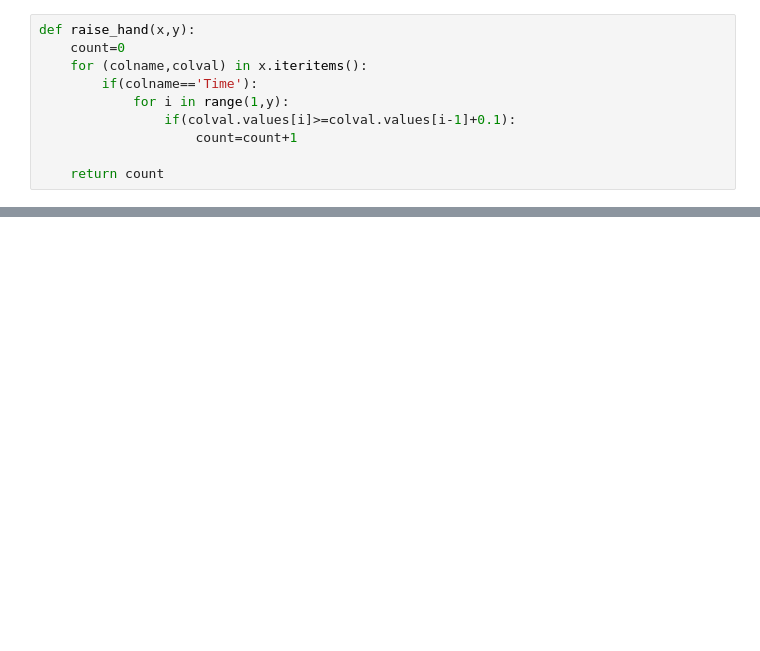
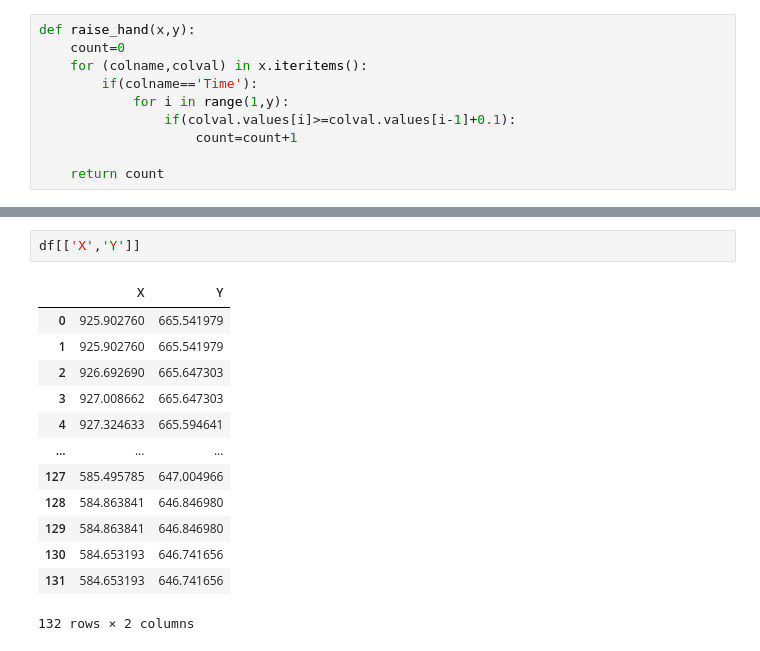
Before and after one commit to Aviost111/fashion_MNIST, a Jupyter notebook: kids_data.ipynb, the cells around one changed output, grey strips where cells are left out. Cells and saved outputs as stored; diff of their text form; blank space fills up the shorter version.

```diff
--- a/kids_data.ipynb
+++ b/kids_data.ipynb
@@ -166,0 +185,16 @@ hands_raised
+# %%
+df[['X','Y']]
+# %% [output]
+|  | X | Y |
+| 0 | 925.902760 | 665.541979 |
+| 1 | 925.902760 | 665.541979 |
+| 2 | 926.692690 | 665.647303 |
+| 3 | 927.008662 | 665.647303 |
+| 4 | 927.324633 | 665.594641 |
+| ... | ... | ... |
+| 127 | 585.495785 | 647.004966 |
+| 128 | 584.863841 | 646.846980 |
+| 129 | 584.863841 | 646.846980 |
+| 130 | 584.653193 | 646.741656 |
+| 131 | 584.653193 | 646.741656 |
+132 rows × 2 columns
```
Also changed, not shown: parts of 9 cells of this notebook.
